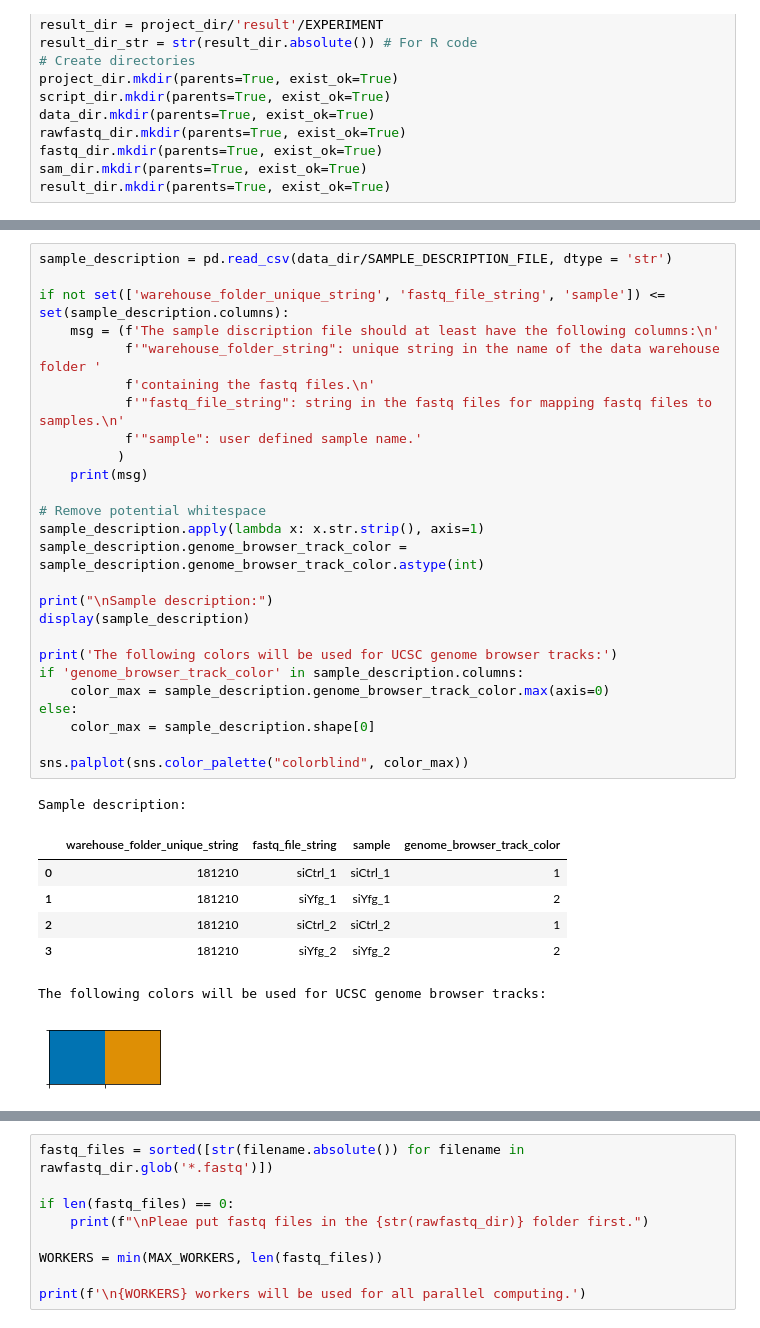
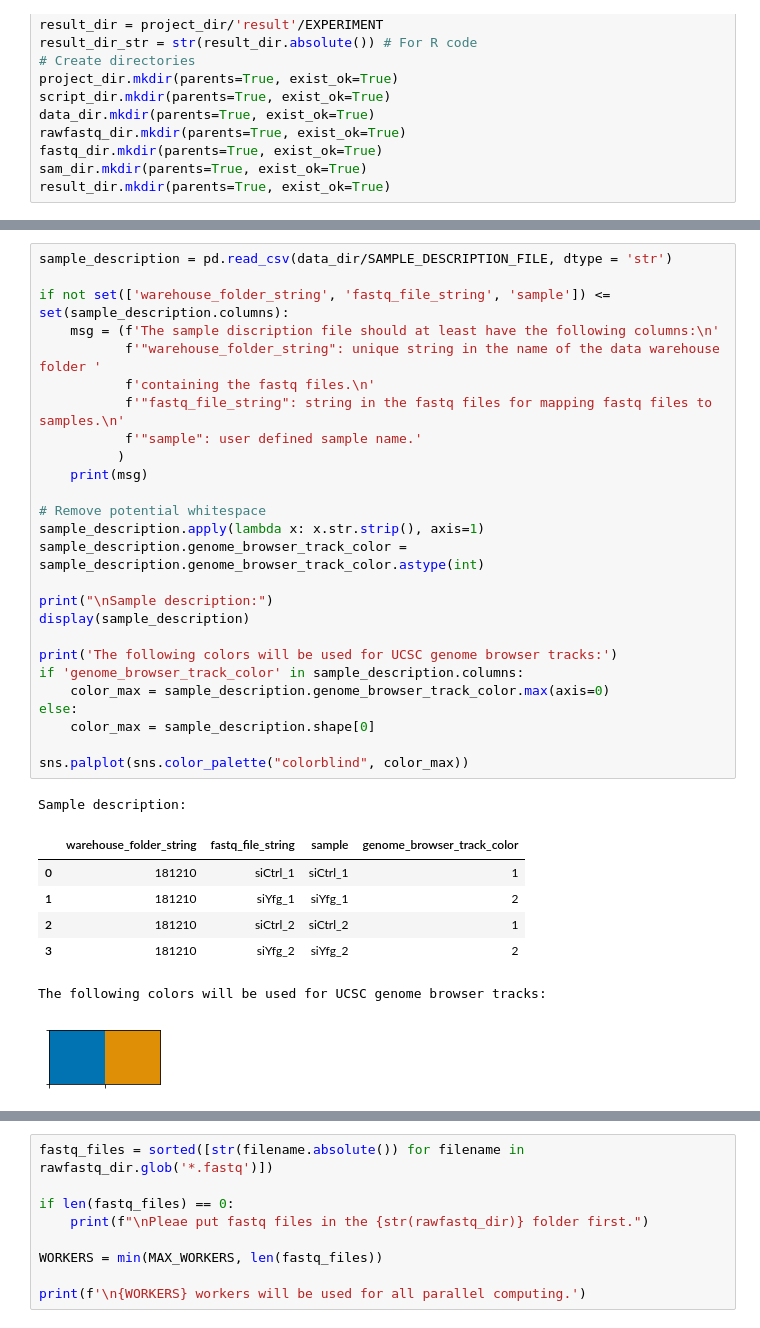
Before and after one commit to DinghaiZ/3-prime-READS-plus, a Jupyter notebook: 3-prime-READS-plus.ipynb, the cells around one changed output, grey strips where cells are left out. Cells and saved outputs as stored; diff of their text form.

```diff
--- a/3-prime-READS-plus.ipynb
+++ b/3-prime-READS-plus.ipynb
@@ -113,32 +131,32 @@ result_dir.mkdir(parents=True, exist_ok=True)
 # %%
 sample_description = pd.read_csv(data_dir/SAMPLE_DESCRIPTION_FILE, dtype = 'str')
 
-if not set(['warehouse_folder_unique_string', 'fastq_file_string', 'sample']) <= set(sample_description.columns):
+if not set(['warehouse_folder_string', 'fastq_file_string', 'sample']) <= set(sample_description.columns):
     msg = (f'The sample discription file should at least have the following columns:\n'
            f'"warehouse_folder_string": unique string in the name of the data warehouse folder '
            f'containing the fastq files.\n'
            f'"fastq_file_string": string in the fastq files for mapping fastq files to samples.\n'
            f'"sample": user defined sample name.'
           )
     print(msg)
 
 # Remove potential whitespace
 sample_description.apply(lambda x: x.str.strip(), axis=1)
 sample_description.genome_browser_track_color = sample_description.genome_browser_track_color.astype(int)
 
 print("\nSample description:")
 display(sample_description)
 
 print('The following colors will be used for UCSC genome browser tracks:')
 if 'genome_browser_track_color' in sample_description.columns:
     color_max = sample_description.genome_browser_track_color.max(axis=0)
 else:
     color_max = sample_description.shape[0]
 
 sns.palplot(sns.color_palette("colorblind", color_max))
 # %% [output]
 Sample description:
-|  | warehouse_folder_unique_string | fastq_file_string | sample | genome_browser_track_color |
+|  | warehouse_folder_string | fastq_file_string | sample | genome_browser_track_color |
 | 0 | 181210 | siCtrl_1 | siCtrl_1 | 1 |
 | 1 | 181210 | siYfg_1 | siYfg_1 | 2 |
 | 2 | 181210 | siCtrl_2 | siCtrl_2 | 1 |
```
Also changed, not shown: parts of 28 cells of this notebook.
